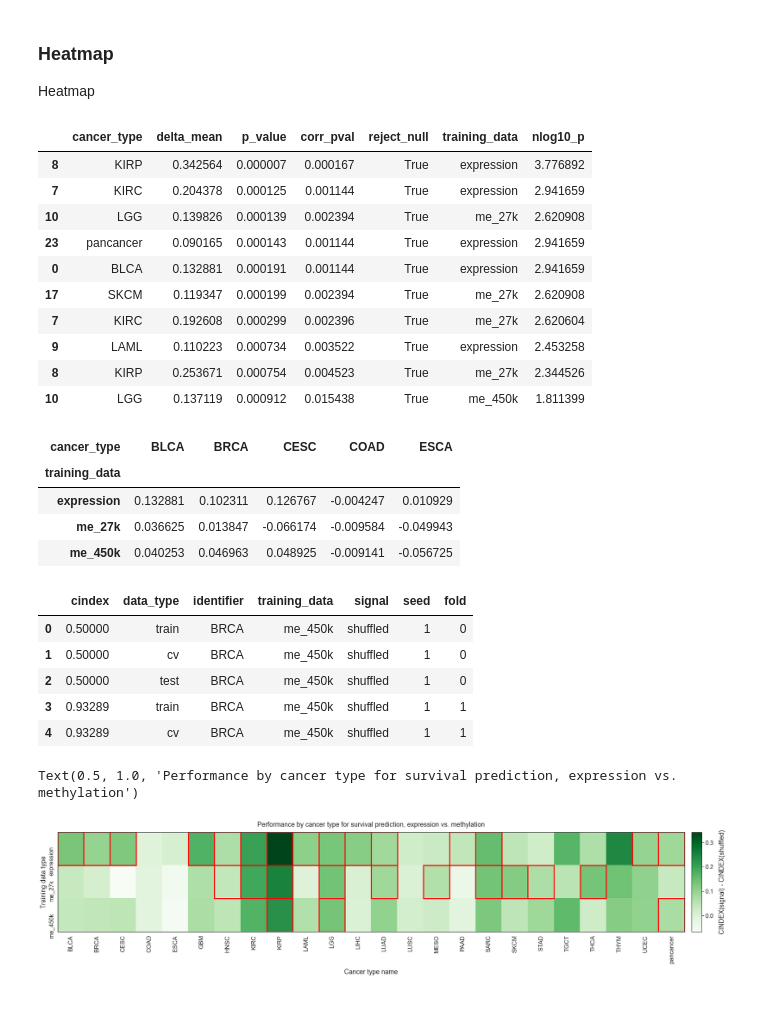
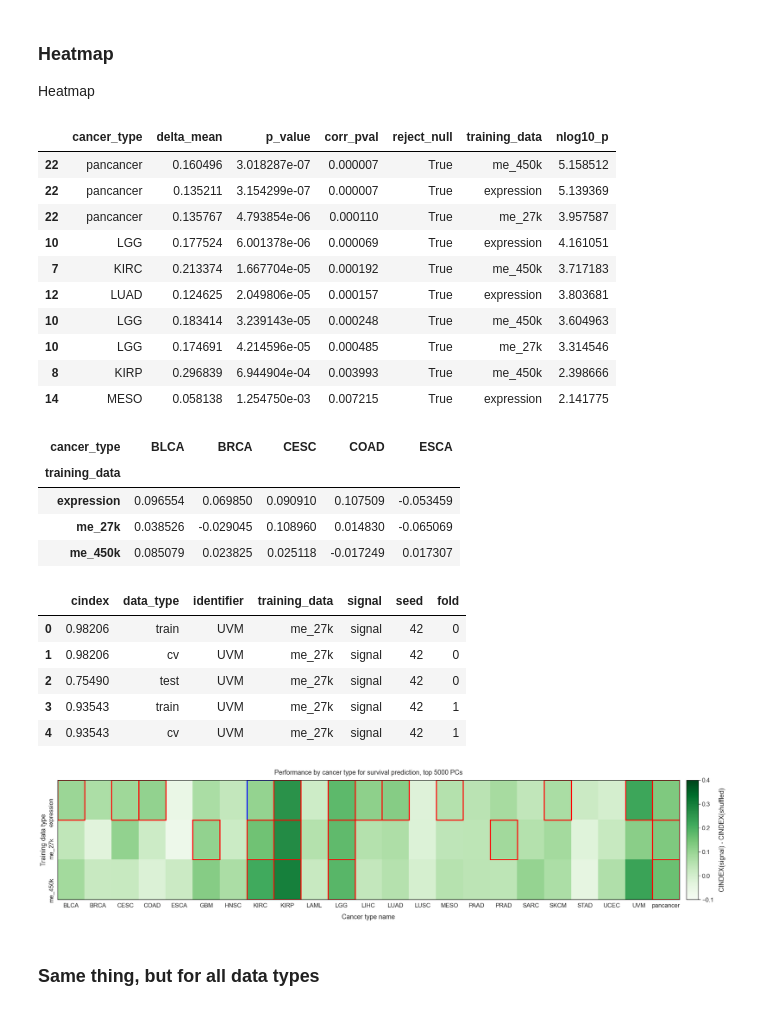
Before and after one commit to greenelab/mpmp, a Jupyter notebook: 06_predict_survival/plot_survival_results.ipynb, the cells around one changed output. Cells and saved outputs as stored; diff of their text form; code cells hidden in the pictures.

Commit message:
start working on rearranging survival results

```diff
--- a/06_predict_survival/plot_survival_results.ipynb
+++ b/06_predict_survival/plot_survival_results.ipynb
@@ -166,16 +175,16 @@ shapes unequal for UVM_expression, skipping
 # %%
 sns.set({'figure.figsize': (18, 8)})
 
-compare_df.sort_values(by='cancer_type', inplace=True)
+me_compare_df.sort_values(by='cancer_type', inplace=True)
 
-sns.boxplot(data=compare_df[~compare_df.cancer_type.isin(drop_cancer_types)],
+sns.boxplot(data=me_compare_df[~me_compare_df.cancer_type.isin(drop_cancer_types)],
             x='cancer_type',
             y='delta_cindex',
             hue='training_data',
-            hue_order=['expression', 'me_27k', 'me_450k'])
+            hue_order=sorted(me_compare_df.training_data.unique()))
 plt.xlabel('TCGA cancer type')
 plt.ylabel('cindex(signal) - cindex(shuffled)')
-plt.title('Survival prediction, top 1000 predictors by MAD')
+plt.title('Survival prediction, {}'.format(me_results_desc))
 plt.ylim(-0.5, 0.5)
 
 plt.tight_layout()
@@ -186,62 +195,69 @@ plt.tight_layout()
 
 Heatmap
 # %%
-all_results_df = au.compare_all_data_types(results_df[~results_df.cancer_type.isin(drop_cancer_types)],
+me_all_results_df = au.compare_all_data_types(me_results_df[~me_results_df.cancer_type.isin(drop_cancer_types)],
                                            SIG_ALPHA,
                                            identifier='cancer_type',
                                            metric='cindex')
 
-all_results_df.rename(columns={'gene': 'cancer_type'}, inplace=True)
-all_results_df.sort_values(by='p_value').head(10)
+me_all_results_df.rename(columns={'gene': 'cancer_type'}, inplace=True)
+me_all_results_df.sort_values(by='p_value').head(10)
 # %% [output]
 |  | cancer_type | delta_mean | p_value | corr_pval | reject_null | training_data | nlog10_p |
-| 8 | KIRP | 0.342564 | 0.000007 | 0.000167 | True | expression | 3.776892 |
-| 7 | KIRC | 0.204378 | 0.000125 | 0.001144 | True | expression | 2.941659 |
-| 10 | LGG | 0.139826 | 0.000139 | 0.002394 | True | me_27k | 2.620908 |
-| 23 | pancancer | 0.090165 | 0.000143 | 0.001144 | True | expression | 2.941659 |
-| 0 | BLCA | 0.132881 | 0.000191 | 0.001144 | True | expression | 2.941659 |
-| 17 | SKCM | 0.119347 | 0.000199 | 0.002394 | True | me_27k | 2.620908 |
-| 7 | KIRC | 0.192608 | 0.000299 | 0.002396 | True | me_27k | 2.620604 |
-| 9 | LAML | 0.110223 | 0.000734 | 0.003522 | True | expression | 2.453258 |
-| 8 | KIRP | 0.253671 | 0.000754 | 0.004523 | True | me_27k | 2.344526 |
-| 10 | LGG | 0.137119 | 0.000912 | 0.015438 | True | me_450k | 1.811399 |
+| 22 | pancancer | 0.160496 | 3.018287e-07 | 0.000007 | True | me_450k | 5.158512 |
+| 22 | pancancer | 0.135211 | 3.154299e-07 | 0.000007 | True | expression | 5.139369 |
+| 22 | pancancer | 0.135767 | 4.793854e-06 | 0.000110 | True | me_27k | 3.957587 |
+| 10 | LGG | 0.177524 | 6.001378e-06 | 0.000069 | True | expression | 4.161051 |
+| 7 | KIRC | 0.213374 | 1.667704e-05 | 0.000192 | True | me_450k | 3.717183 |
+| 12 | LUAD | 0.124625 | 2.049806e-05 | 0.000157 | True | expression | 3.803681 |
+| 10 | LGG | 0.183414 | 3.239143e-05 | 0.000248 | True | me_450k | 3.604963 |
+| 10 | LGG | 0.174691 | 4.214596e-05 | 0.000485 | True | me_27k | 3.314546 |
+| 8 | KIRP | 0.296839 | 6.944904e-04 | 0.003993 | True | me_450k | 2.398666 |
+| 14 | MESO | 0.058138 | 1.254750e-03 | 0.007215 | True | expression | 2.141775 |
 # %%
-heatmap_df = (all_results_df
+me_heatmap_df = (me_all_results_df
     .pivot(index='training_data', columns='cancer_type', values='delta_mean')
-    .reindex(['expression', 'me_27k', 'me_450k'])
+    .reindex(sorted(me_compare_df.training_data.unique()))
 )
-heatmap_df.iloc[:, :5]
+me_heatmap_df.iloc[:, :5]
 # %% [output]
 | cancer_type | BLCA | BRCA | CESC | COAD | ESCA |
 | training_data |  |  |  |  |  |
-| expression | 0.132881 | 0.102311 | 0.126767 | -0.004247 | 0.010929 |
-| me_27k | 0.036625 | 0.013847 | -0.066174 | -0.009584 | -0.049943 |
-| me_450k | 0.040253 | 0.046963 | 0.048925 | -0.009141 | -0.056725 |
+| expression | 0.096554 | 0.069850 | 0.090910 | 0.107509 | -0.053459 |
+| me_27k | 0.038526 | -0.029045 | 0.108960 | 0.014830 | -0.065069 |
+| me_450k | 0.085079 | 0.023825 | 0.025118 | -0.017249 | 0.017307 |
 # %%
-raw_results_df = (results_df
+raw_results_df = (me_results_df
     .drop(columns=['identifier'])
     .rename(columns={'cancer_type': 'identifier'})
 )
 raw_results_df.head()
 # %% [output]
 |  | cindex | data_type | identifier | training_data | signal | seed | fold |
-| 0 | 0.50000 | train | BRCA | me_450k | shuffled | 1 | 0 |
-| 1 | 0.50000 | cv | BRCA | me_450k | shuffled | 1 | 0 |
-| 2 | 0.50000 | test | BRCA | me_450k | shuffled | 1 | 0 |
-| 3 | 0.93289 | train | BRCA | me_450k | shuffled | 1 | 1 |
-| 4 | 0.93289 | cv | BRCA | me_450k | shuffled | 1 | 1 |
+| 0 | 0.98206 | train | UVM | me_27k | signal | 42 | 0 |
+| 1 | 0.98206 | cv | UVM | me_27k | signal | 42 | 0 |
+| 2 | 0.75490 | test | UVM | me_27k | signal | 42 | 0 |
+| 3 | 0.93543 | train | UVM | me_27k | signal | 42 | 1 |
+| 4 | 0.93543 | cv | UVM | me_27k | signal | 42 | 1 |
 # %%
 sns.set({'figure.figsize': (28, 6)})
 sns.set_context('notebook', font_scale=1.5)
 
-ax = plu.plot_heatmap(heatmap_df,
-                      all_results_df.reset_index(drop=True),
+ax = plu.plot_heatmap(me_heatmap_df,
+                      me_all_results_df.reset_index(drop=True),
                       different_from_best=True,
                       raw_results_df=raw_results_df,
                       metric='cindex',
-                      id_name='cancer_type')
+                      id_name='cancer_type',
+                      scale=(-0.1, 0.4))
 
-plt.title('Performance by cancer type for survival prediction, expression vs. methylation', pad=15)
+plt.title('Performance by cancer type for survival prediction, {}'.format(me_results_desc), pad=15)
+if SAVE_FIGS:
+    images_dir.mkdir(exist_ok=True)
+    plt.savefig(images_dir / 'survival_me_boxes.svg', bbox_inches='tight')
+    plt.savefig(images_dir / 'survival_me_boxes.png',
+                dpi=300, bbox_inches='tight')
 # %% [output]
-Text(0.5, 1.0, 'Performance by cancer type for survival prediction, expression vs. methylation')
-[figure, old version]
+[figure, new version]
+# %% [markdown]
+### Same thing, but for all data types
```
Also changed, not shown: parts of 11 cells of this notebook, 2 other files.
